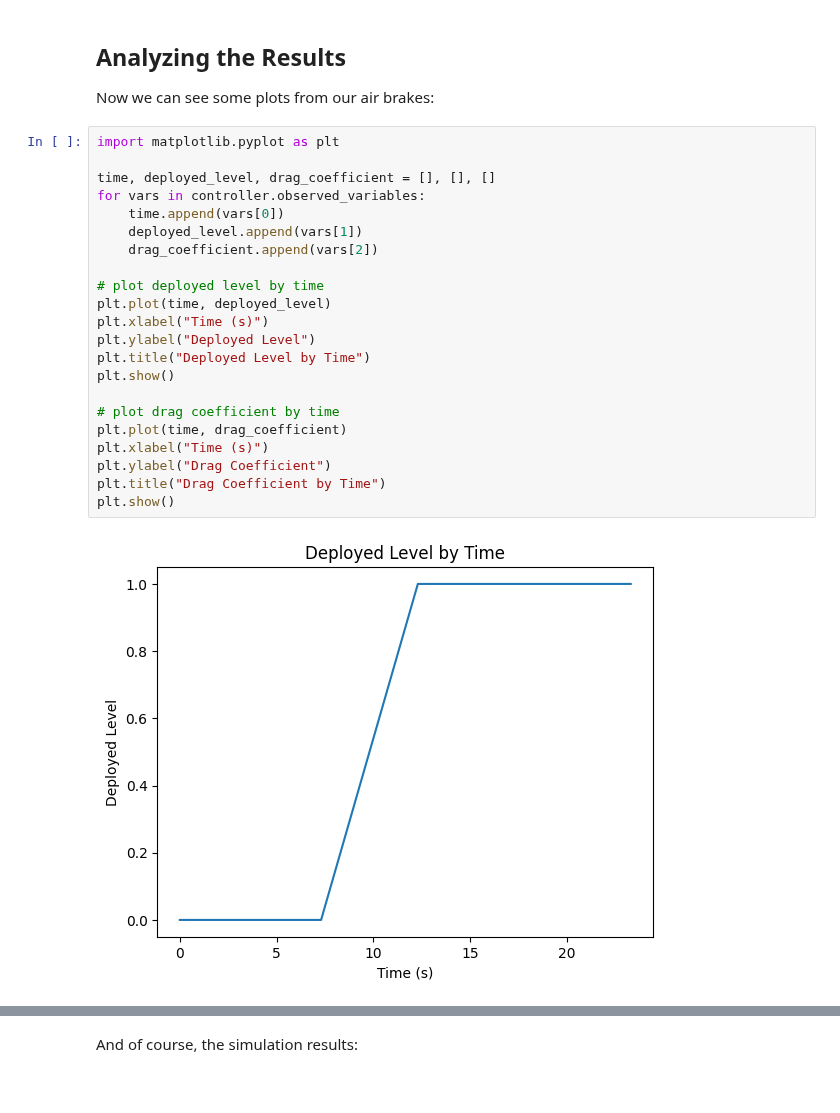
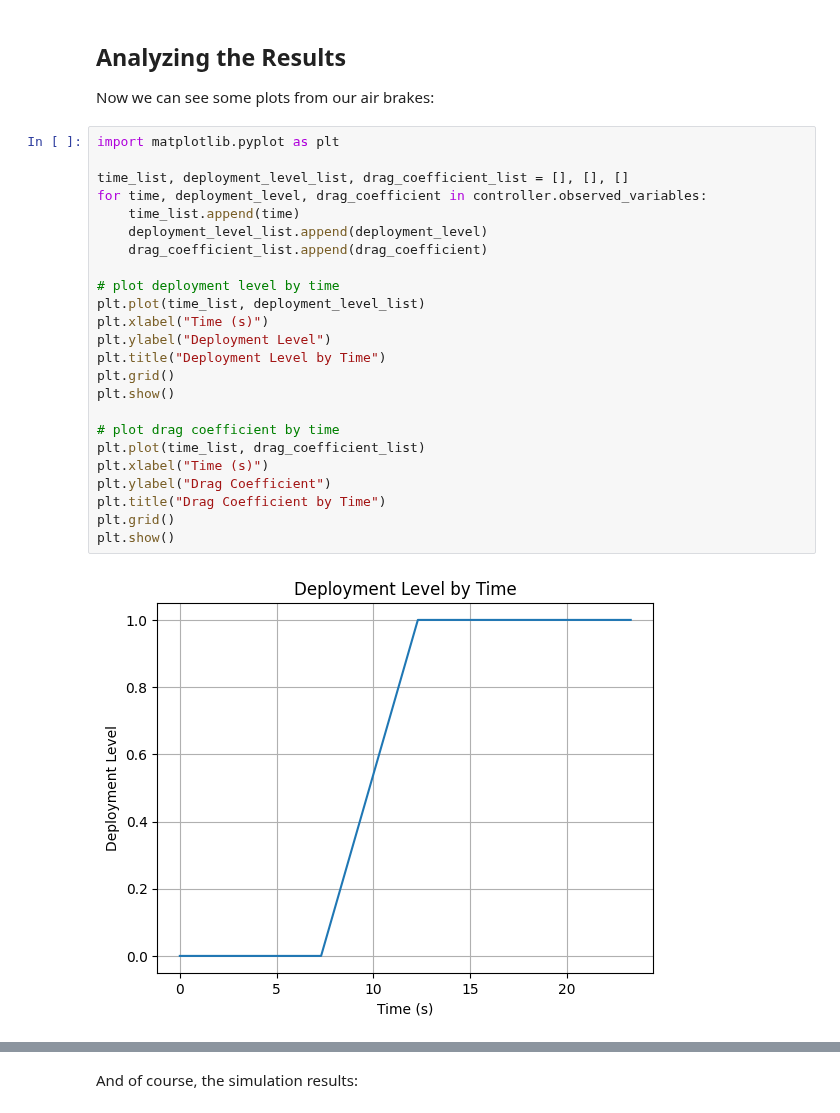
Before and after one commit to RocketPy-Team/RocketPy, a Jupyter notebook: docs/notebooks/air_brakes_example.ipynb, the cells around one changed output, grey strips where cells are left out. Saved outputs shown, nothing was run; the diff lists cells and outputs as text.

```diff
--- a/docs/notebooks/air_brakes_example.ipynb
+++ b/docs/notebooks/air_brakes_example.ipynb
@@ -145,24 +140,26 @@ Now we can see some plots from our air brakes:
 # %%
 import matplotlib.pyplot as plt
 
-time, deployed_level, drag_coefficient = [], [], []
-for vars in controller.observed_variables:
-    time.append(vars[0])
-    deployed_level.append(vars[1])
-    drag_coefficient.append(vars[2])
+time_list, deployment_level_list, drag_coefficient_list = [], [], []
+for time, deployment_level, drag_coefficient in controller.observed_variables:
+    time_list.append(time)
+    deployment_level_list.append(deployment_level)
+    drag_coefficient_list.append(drag_coefficient)
 
-# plot deployed level by time
-plt.plot(time, deployed_level)
+# plot deployment level by time
+plt.plot(time_list, deployment_level_list)
 plt.xlabel("Time (s)")
-plt.ylabel("Deployed Level")
-plt.title("Deployed Level by Time")
+plt.ylabel("Deployment Level")
+plt.title("Deployment Level by Time")
+plt.grid()
 plt.show()
 
 # plot drag coefficient by time
-plt.plot(time, drag_coefficient)
+plt.plot(time_list, drag_coefficient_list)
 plt.xlabel("Time (s)")
 plt.ylabel("Drag Coefficient")
 plt.title("Drag Coefficient by Time")
+plt.grid()
 plt.show()
 # %% [output]
-[figure, old version]
+[figure, new version]
```
Also changed, not shown: parts of 5 cells of this notebook, 11 other files.
